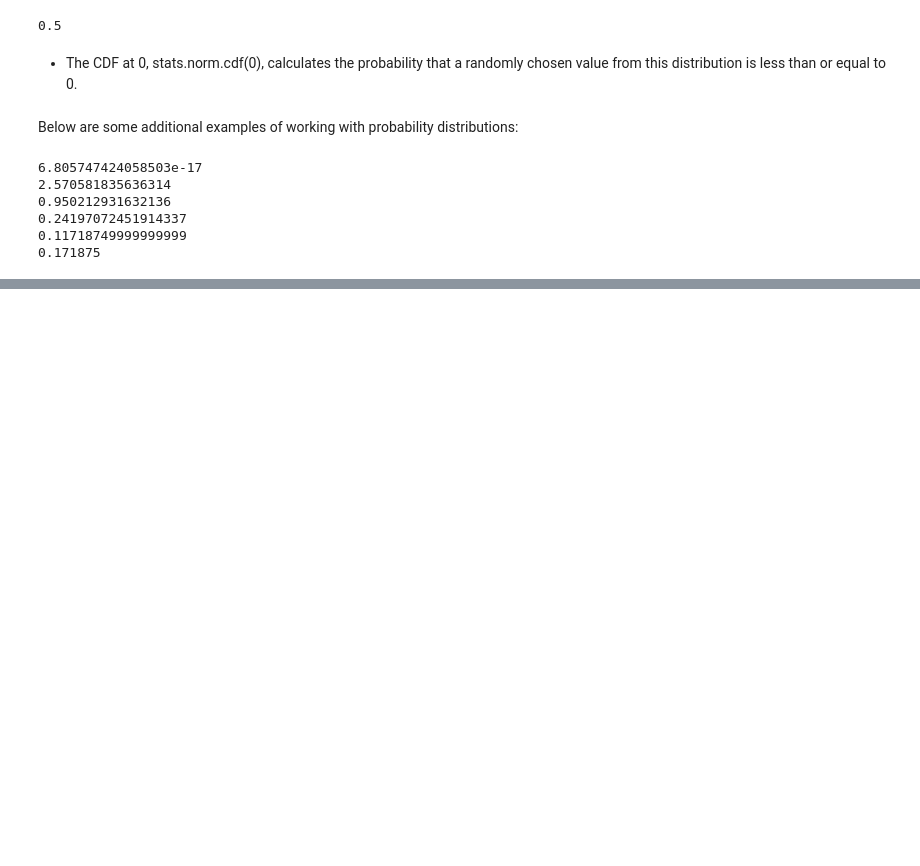
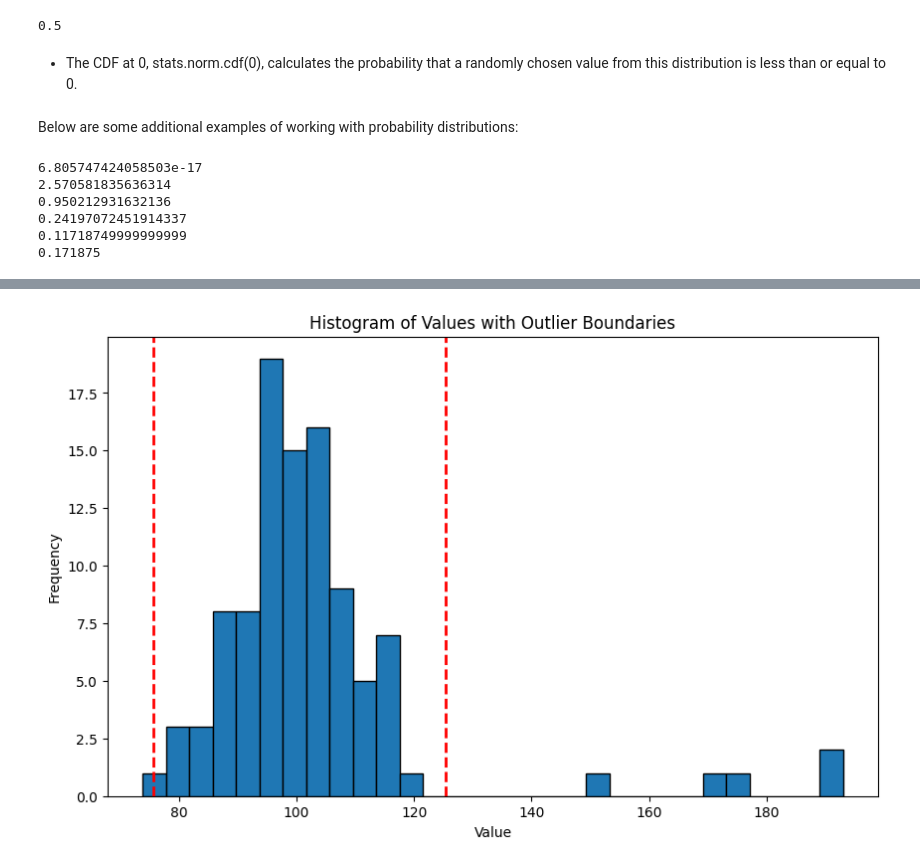
Before and after one commit to TanjiEvan/Python, a Jupyter notebook: Statistics/Basic.ipynb, the cells around one changed output, grey strips where cells are left out. Saved outputs shown, nothing was run; the diff lists cells and outputs as text; code cells hidden in the pictures; blank space fills up the shorter version.

```diff
--- a/Statistics/Basic.ipynb
+++ b/Statistics/Basic.ipynb
@@ -50,0 +84,6 @@ print(stats.binom(10, 0.5).cdf(3))
+# %%
+# Calculate IQR
+Q1 = df['Value'].quantile(0.25)
+Q3 = df['Value'].quantile(0.75)
+IQR = Q3 - Q1
+print(IQR)
@@ -50,0 +92,6 @@ print(stats.binom(10, 0.5).cdf(3))
+# %%
+# Define bounds for outliers
+lower_bound = Q1 - 1.5 * IQR
+upper_bound = Q3 + 1.5 * IQR
+print(lower_bound)
+print(upper_bound)
@@ -50,0 +128,13 @@ print(stats.binom(10, 0.5).cdf(3))
+# %%
+# Histogram with outlier boundaries
+plt.figure(figsize=(10, 6))
+plt.hist(df['Value'],bins=30, edgecolor='black')
+#df['Value'].hist(bins=30, edgecolor='black')
+plt.axvline(lower_bound, color='r', linestyle='dashed', linewidth=2)
+plt.axvline(upper_bound, color='r', linestyle='dashed', linewidth=2)
+plt.title('Histogram of Values with Outlier Boundaries')
+plt.xlabel('Value')
+plt.ylabel('Frequency')
+plt.show()
+# %% [output]
+[figure, added]
```
Also changed, not shown: parts of 9 cells of this notebook.
